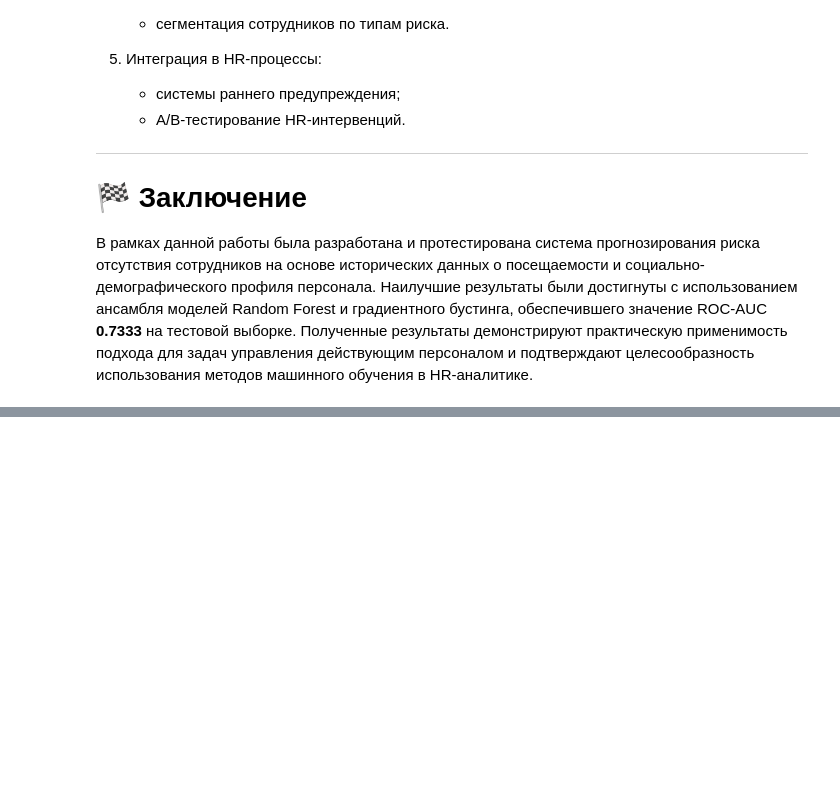
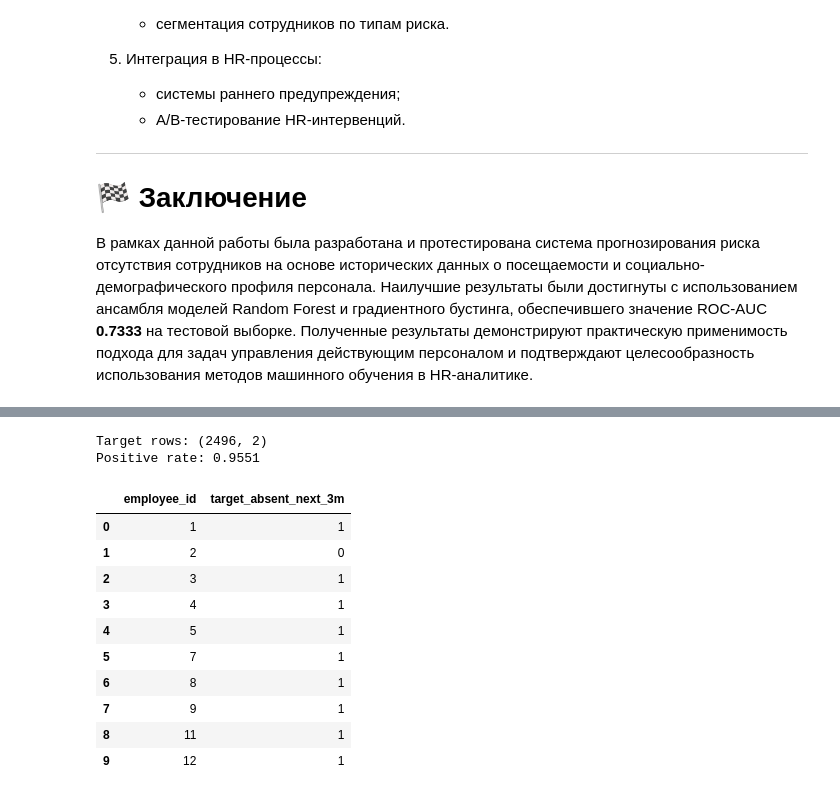
Before and after one commit to AlessioLoginov/HR-Attendance-Analytics, a Jupyter notebook: Employee_Absence_Prediction_Final.ipynb, the cells around one changed output, grey strips where cells are left out. Saved outputs shown, nothing was run; the diff lists cells and outputs as text; code cells hidden in the pictures; blank space fills up the shorter version.

```diff
--- a/Employee_Absence_Prediction_Final.ipynb
+++ b/Employee_Absence_Prediction_Final.ipynb
@@ -3942,0 +4330,10 @@ print(f"📊 Ensemble ROC-AUC (RF + XGB tuned): {roc_auc_ensemble:.4f}")
+# %%
+import pandas as pd
+
+df_emp = pd.read_csv("/content/data/raw/employees.csv")
+df_att = pd.read_csv("/content/data/raw/attendance.csv")
+
+print("Employees:", df_emp.shape)
+print("Attendance:", df_att.shape)
+
+df_emp.head(3), df_att.head(3)
@@ -3942,0 +4360,12 @@ print(f"📊 Ensemble ROC-AUC (RF + XGB tuned): {roc_auc_ensemble:.4f}")
+# %%
+# date -> datetime
+df_att["date"] = pd.to_datetime(df_att["date"], errors="coerce")
+
+# базовые проверки
+print("Null dates:", df_att["date"].isna().sum())
+print("Date range:", df_att["date"].min(), "->", df_att["date"].max())
+
+# сортировка (на всякий случай для последующих расчетов)
+df_att = df_att.sort_values(["employee_id", "date"]).reset_index(drop=True)
+
+df_att.head(3)
@@ -3942,0 +4379,34 @@ print(f"📊 Ensemble ROC-AUC (RF + XGB tuned): {roc_auc_ensemble:.4f}")
+# %%
+cutoff_date = pd.Timestamp("2024-09-30")
+horizon_end = pd.Timestamp("2024-12-31")
+
+# берем только окно будущего горизонта
+future = df_att[(df_att["date"] > cutoff_date) & (df_att["date"] <= horizon_end)].copy()
+
+# целевой признак: был ли хотя бы 1 день отсутствия в будущем окне
+y_future = (
+    future.assign(absent=(future["is_present"] == 0).astype(int))
+          .groupby("employee_id")["absent"]
+          .max()
+          .rename("target_absent_next_3m")
+          .reset_index()
+)
+
+print("Target rows:", y_future.shape)
+print("Positive rate:", round(y_future["target_absent_next_3m"].mean(), 4))
+
+y_future.head(10)
+# %% [output]
+Target rows: (2496, 2)
+Positive rate: 0.9551
+|  | employee_id | target_absent_next_3m |
+| 0 | 1 | 1 |
+| 1 | 2 | 0 |
+| 2 | 3 | 1 |
+| 3 | 4 | 1 |
+| 4 | 5 | 1 |
+| 5 | 7 | 1 |
+| 6 | 8 | 1 |
+| 7 | 9 | 1 |
+| 8 | 11 | 1 |
+| 9 | 12 | 1 |
```
Also changed, not shown: parts of 23 cells of this notebook, 1 other file.
